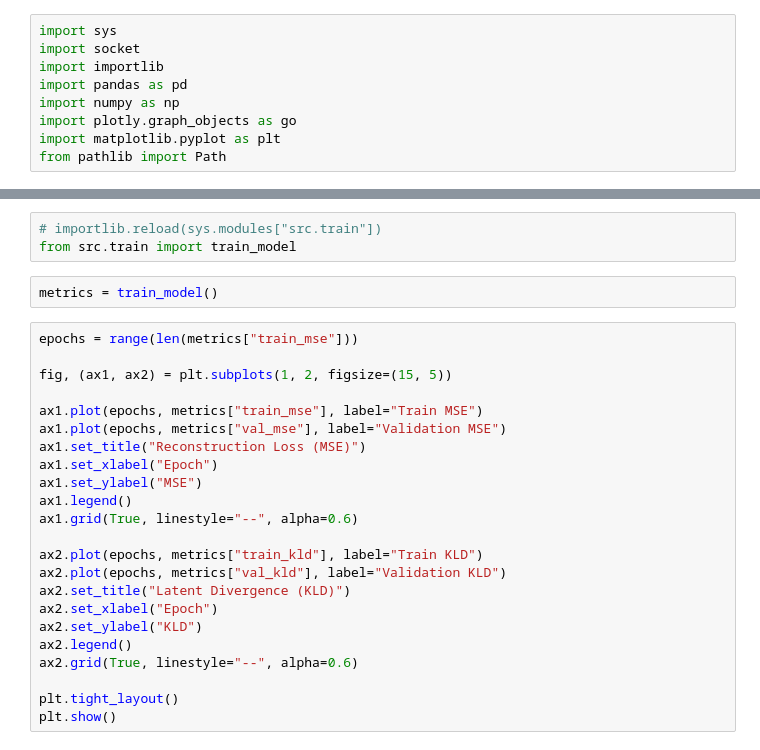
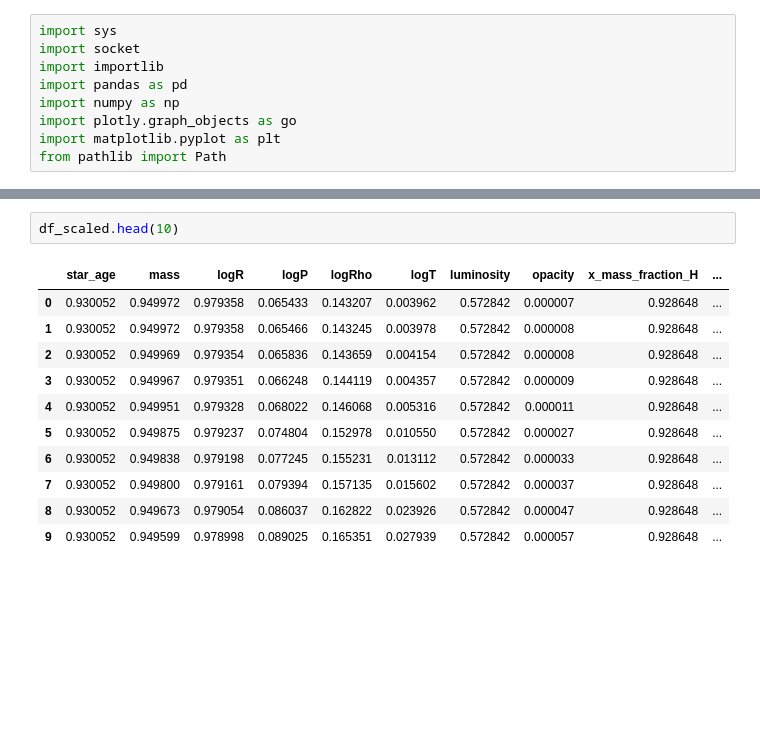
Before and after one commit to phanphaze/Stars_VAE, a Jupyter notebook: notebooks/notebook.ipynb, the cells around one changed output, grey strips where cells are left out. Cells and saved outputs as stored; diff of their text form; blank space fills up the shorter version.

```diff
--- a/notebooks/notebook.ipynb
+++ b/notebooks/notebook.ipynb
@@ -234,28 +65,14 @@ print(f"Total number of age slices: {num_age_slices}")
-# %%
-# importlib.reload(sys.modules["src.train"])
-from src.train import train_model
-# %%
-metrics = train_model()
-# %%
-epochs = range(len(metrics["train_mse"]))
-
-fig, (ax1, ax2) = plt.subplots(1, 2, figsize=(15, 5))
-
-ax1.plot(epochs, metrics["train_mse"], label="Train MSE")
-ax1.plot(epochs, metrics["val_mse"], label="Validation MSE")
-ax1.set_title("Reconstruction Loss (MSE)")
-ax1.set_xlabel("Epoch")
-ax1.set_ylabel("MSE")
-ax1.legend()
-ax1.grid(True, linestyle="--", alpha=0.6)
-
-ax2.plot(epochs, metrics["train_kld"], label="Train KLD")
-ax2.plot(epochs, metrics["val_kld"], label="Validation KLD")
-ax2.set_title("Latent Divergence (KLD)")
-ax2.set_xlabel("Epoch")
-ax2.set_ylabel("KLD")
-ax2.legend()
-ax2.grid(True, linestyle="--", alpha=0.6)
-
-plt.tight_layout()
-plt.show()
+# %%
+df_scaled.head(10)
+# %% [output]
+|  | star_age | mass | logR | logP | logRho | logT | luminosity | opacity | x_mass_fraction_H | ... |
+| 0 | 0.930052 | 0.949972 | 0.979358 | 0.065433 | 0.143207 | 0.003962 | 0.572842 | 0.000007 | 0.928648 | ... |
+| 1 | 0.930052 | 0.949972 | 0.979358 | 0.065466 | 0.143245 | 0.003978 | 0.572842 | 0.000008 | 0.928648 | ... |
+| 2 | 0.930052 | 0.949969 | 0.979354 | 0.065836 | 0.143659 | 0.004154 | 0.572842 | 0.000008 | 0.928648 | ... |
+| 3 | 0.930052 | 0.949967 | 0.979351 | 0.066248 | 0.144119 | 0.004357 | 0.572842 | 0.000009 | 0.928648 | ... |
+| 4 | 0.930052 | 0.949951 | 0.979328 | 0.068022 | 0.146068 | 0.005316 | 0.572842 | 0.000011 | 0.928648 | ... |
+| 5 | 0.930052 | 0.949875 | 0.979237 | 0.074804 | 0.152978 | 0.010550 | 0.572842 | 0.000027 | 0.928648 | ... |
+| 6 | 0.930052 | 0.949838 | 0.979198 | 0.077245 | 0.155231 | 0.013112 | 0.572842 | 0.000033 | 0.928648 | ... |
+| 7 | 0.930052 | 0.949800 | 0.979161 | 0.079394 | 0.157135 | 0.015602 | 0.572842 | 0.000037 | 0.928648 | ... |
+| 8 | 0.930052 | 0.949673 | 0.979054 | 0.086037 | 0.162822 | 0.023926 | 0.572842 | 0.000047 | 0.928648 | ... |
+| 9 | 0.930052 | 0.949599 | 0.978998 | 0.089025 | 0.165351 | 0.027939 | 0.572842 | 0.000057 | 0.928648 | ... |
```
Also changed, not shown: parts of 17 cells of this notebook, 2 other files.
